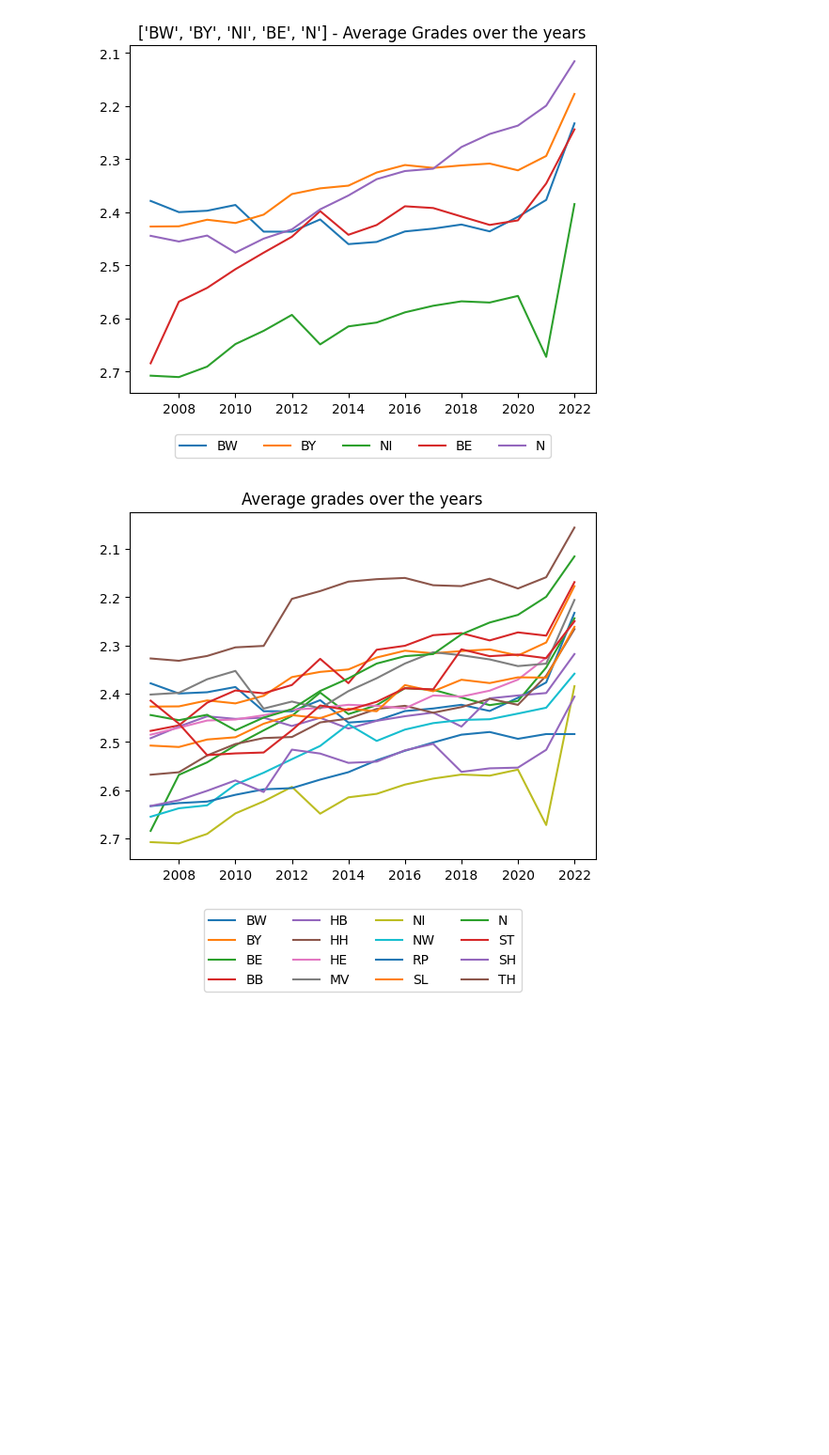
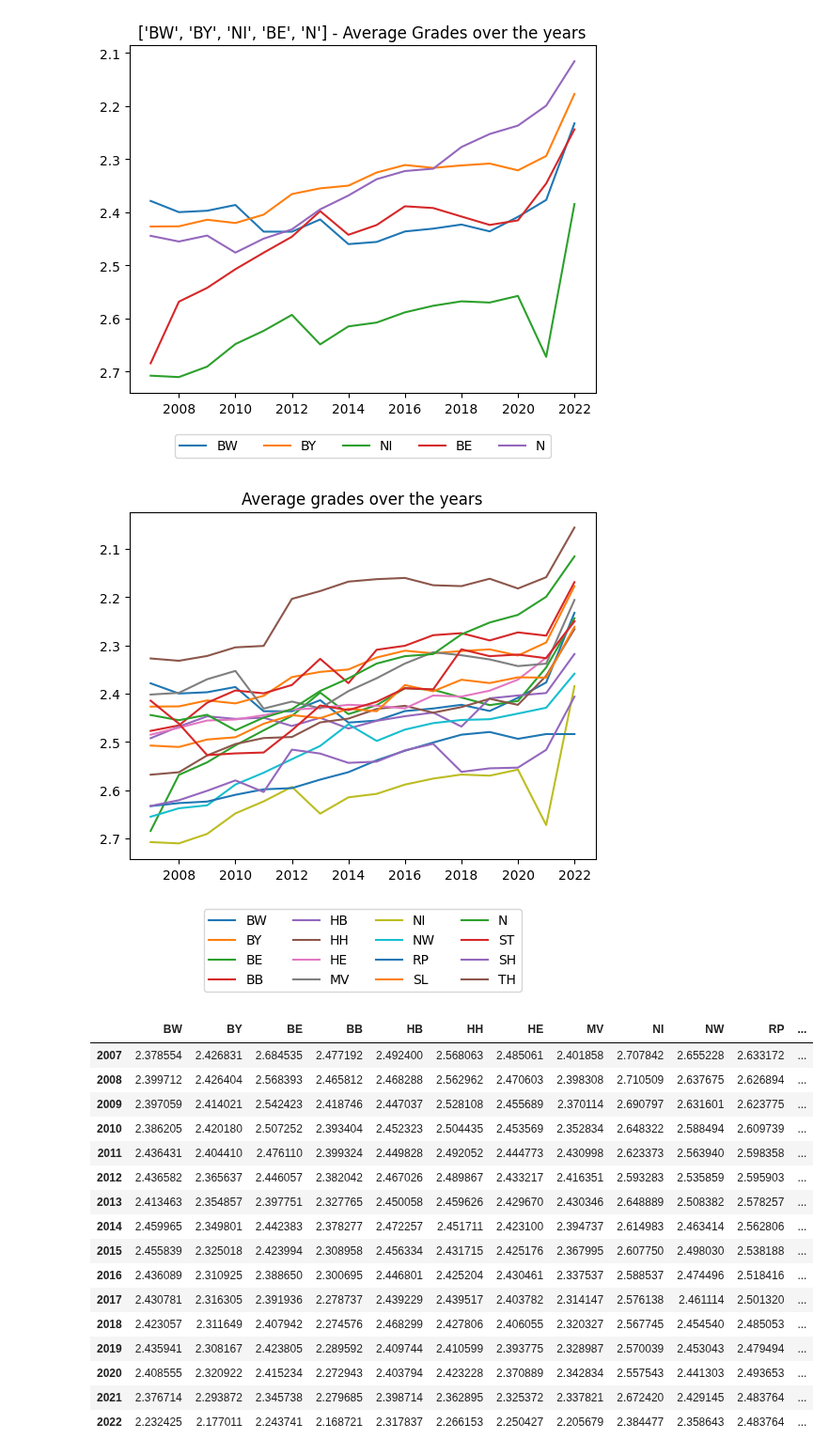
Before and after one commit to KarylReyne/DataLiteracyWS23, a Jupyter notebook: src/data_lit_covid_school/overview_grades.ipynb, the cells around one changed output. Shown at 94% size. Saved outputs shown, nothing was run; the diff lists cells and outputs as text; code cells hidden in the pictures; blank space fills up the shorter version.

```diff
--- a/src/data_lit_covid_school/overview_grades.ipynb
+++ b/src/data_lit_covid_school/overview_grades.ipynb
@@ -109,16 +109,34 @@ plt.show()
 # %%
 
 plot_data = get_average_grades_by_year_and_state(grades_flat, grades_flat.columns.get_level_values(0))
 fig, axs = plt.subplots(1,1)
 ax = axs
 ax.set_title('Average grades over the years')
 ax.plot(plot_data)
 ax.legend(loc='lower center', bbox_to_anchor=(0.5, -0.4), ncol=len(plot_data.columns)/4, labels=plot_data.columns)
 # ax.set_ylim((2.1, 2.7))
 ax.invert_yaxis()
 plt.show()
+plot_data
 # %% [output]
 [figure]
+|  | BW | BY | BE | BB | HB | HH | HE | MV | NI | NW | RP | ... |
+| 2007 | 2.378554 | 2.426831 | 2.684535 | 2.477192 | 2.492400 | 2.568063 | 2.485061 | 2.401858 | 2.707842 | 2.655228 | 2.633172 | ... |
+| 2008 | 2.399712 | 2.426404 | 2.568393 | 2.465812 | 2.468288 | 2.562962 | 2.470603 | 2.398308 | 2.710509 | 2.637675 | 2.626894 | ... |
+| 2009 | 2.397059 | 2.414021 | 2.542423 | 2.418746 | 2.447037 | 2.528108 | 2.455689 | 2.370114 | 2.690797 | 2.631601 | 2.623775 | ... |
+| 2010 | 2.386205 | 2.420180 | 2.507252 | 2.393404 | 2.452323 | 2.504435 | 2.453569 | 2.352834 | 2.648322 | 2.588494 | 2.609739 | ... |
+| 2011 | 2.436431 | 2.404410 | 2.476110 | 2.399324 | 2.449828 | 2.492052 | 2.444773 | 2.430998 | 2.623373 | 2.563940 | 2.598358 | ... |
+| 2012 | 2.436582 | 2.365637 | 2.446057 | 2.382042 | 2.467026 | 2.489867 | 2.433217 | 2.416351 | 2.593283 | 2.535859 | 2.595903 | ... |
+| 2013 | 2.413463 | 2.354857 | 2.397751 | 2.327765 | 2.450058 | 2.459626 | 2.429670 | 2.430346 | 2.648889 | 2.508382 | 2.578257 | ... |
+| 2014 | 2.459965 | 2.349801 | 2.442383 | 2.378277 | 2.472257 | 2.451711 | 2.423100 | 2.394737 | 2.614983 | 2.463414 | 2.562806 | ... |
+| 2015 | 2.455839 | 2.325018 | 2.423994 | 2.308958 | 2.456334 | 2.431715 | 2.425176 | 2.367995 | 2.607750 | 2.498030 | 2.538188 | ... |
+| 2016 | 2.436089 | 2.310925 | 2.388650 | 2.300695 | 2.446801 | 2.425204 | 2.430461 | 2.337537 | 2.588537 | 2.474496 | 2.518416 | ... |
+| 2017 | 2.430781 | 2.316305 | 2.391936 | 2.278737 | 2.439229 | 2.439517 | 2.403782 | 2.314147 | 2.576138 | 2.461114 | 2.501320 | ... |
+| 2018 | 2.423057 | 2.311649 | 2.407942 | 2.274576 | 2.468299 | 2.427806 | 2.406055 | 2.320327 | 2.567745 | 2.454540 | 2.485053 | ... |
+| 2019 | 2.435941 | 2.308167 | 2.423805 | 2.289592 | 2.409744 | 2.410599 | 2.393775 | 2.328987 | 2.570039 | 2.453043 | 2.479494 | ... |
+| 2020 | 2.408555 | 2.320922 | 2.415234 | 2.272943 | 2.403794 | 2.423228 | 2.370889 | 2.342834 | 2.557543 | 2.441303 | 2.493653 | ... |
+| 2021 | 2.376714 | 2.293872 | 2.345738 | 2.279685 | 2.398714 | 2.362895 | 2.325372 | 2.337821 | 2.672420 | 2.429145 | 2.483764 | ... |
+| 2022 | 2.232425 | 2.177011 | 2.243741 | 2.168721 | 2.317837 | 2.266153 | 2.250427 | 2.205679 | 2.384477 | 2.358643 | 2.483764 | ... |
 # %%
 data = get_average_grades_by_year_and_state(grades_flat, grades_flat.columns.get_level_values(0))
 overall_mean = data.mean(axis=1)
```
Also changed, not shown: 2 other files.
